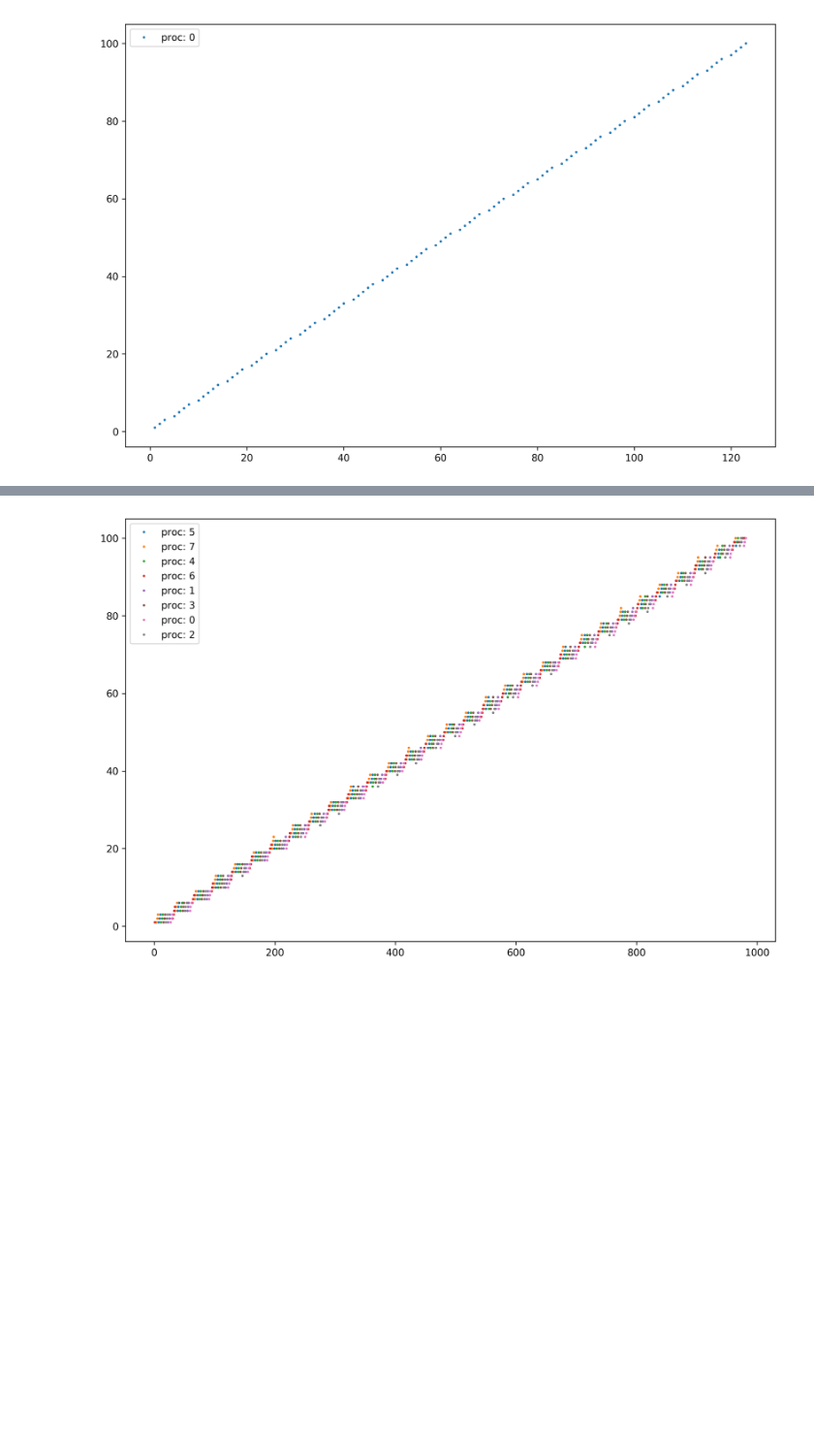
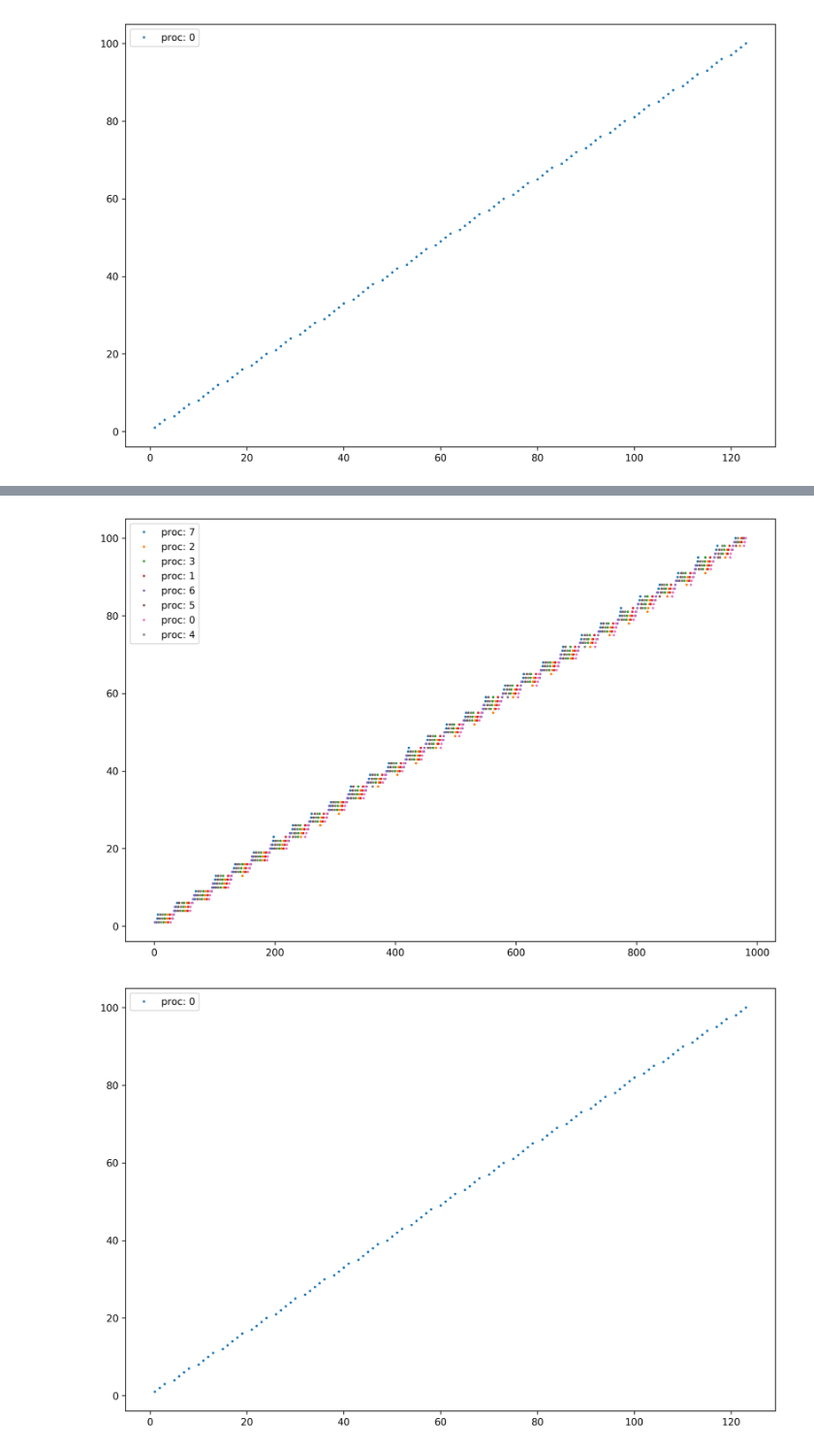
Before and after one commit to daikw/linux-in-practice, a Jupyter notebook: sched/time_quantum_plots.ipynb, the cells around one changed output, grey strips where cells are left out. Shown at 97% size. Saved outputs shown, nothing was run; the diff lists cells and outputs as text; code cells hidden in the pictures; blank space fills up the shorter version.

```diff
--- a/sched/time_quantum_plots.ipynb
+++ b/sched/time_quantum_plots.ipynb
@@ -55,5 +69,10 @@ plot_table(tables[4])
 # %%
 plt.figure(figsize=(12, 8), dpi=300)
-plot_table(tables[8])
+plot_table(get_table_by(1,8))
 # %% [output]
-[figure, old version]
+[figure, new version]
+# %%
+plt.figure(figsize=(12, 8), dpi=300)
+plot_table(get_table_by(2,1))
+# %% [output]
+[figure, added]
```
Also changed, not shown: parts of 11 cells of this notebook.
